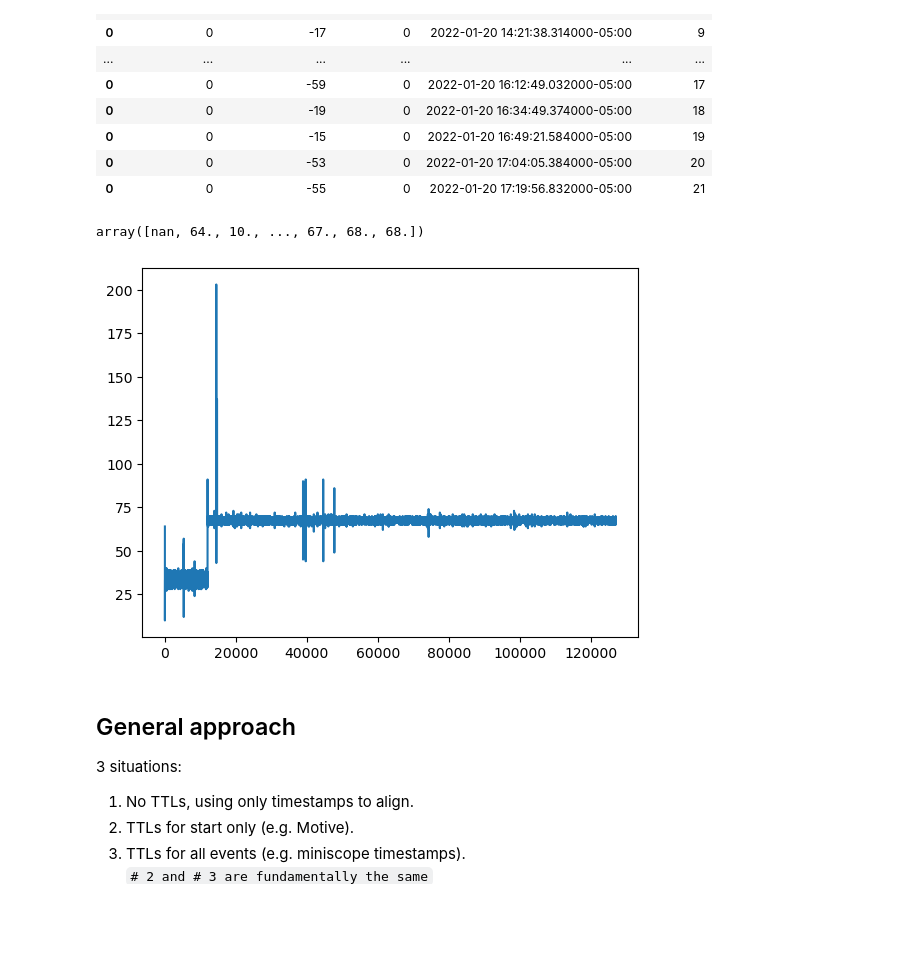
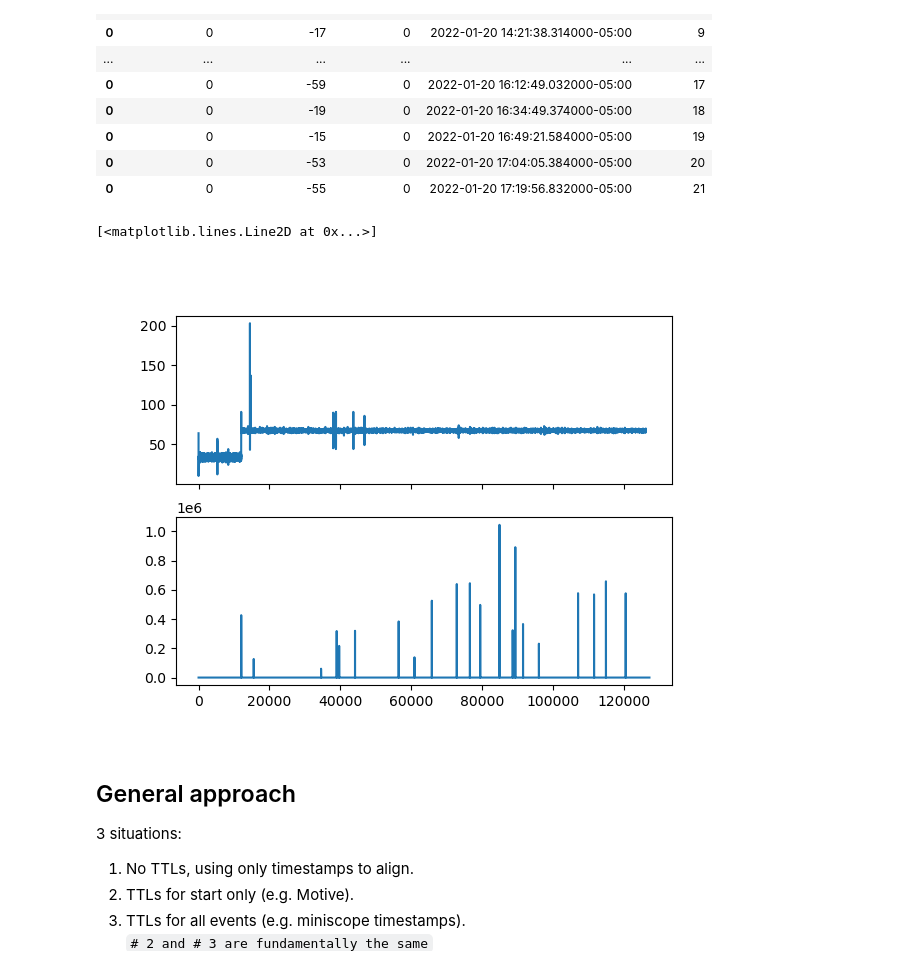
Before and after one commit to nkinsky/NeuroPy, a Jupyter notebook: notebooks/Data_alignment2.ipynb, the cells around one changed output. Saved outputs shown, nothing was run; the diff lists cells and outputs as text; code cells hidden in the pictures; blank space fills up the shorter version.

Commit message:
add in more sanity checks on dropped / corrupt frames

```diff
--- a/notebooks/Data_alignment2.ipynb
+++ b/notebooks/Data_alignment2.ipynb
@@ -24,7 +25,8 @@ from neuropy.core.epoch import Epoch
 The autoreload extension is already loaded. To reload it, use:
   %reload_ext autoreload
 # %%
-dir_use = "/Users/nkinsky/Documents/UM/Working/Trace_FC/Recording_Rats/Finn/2022_01_20_training"
+# dir_use = "/Users/nkinsky/Documents/UM/Working/Trace_FC/Recording_Rats/Finn/2022_01_20_training"
+dir_use = "/data2/Trace_FC/Recording_Rats/Finn/2022_01_20_training/"
 
 # Create sync_df to ID start and end of each recording in concatenated .eeg file
 sync_df = oeio.create_sync_df(dir_use)
@@ -358,13 +461,17 @@ ms_start_df
 | 0 | 0 | -15 | 0 | 2022-01-20 16:49:21.584000-05:00 | 19 |
 | 0 | 0 | -53 | 0 | 2022-01-20 17:04:05.384000-05:00 | 20 |
 | 0 | 0 | -55 | 0 | 2022-01-20 17:19:56.832000-05:00 | 21 |
+# %%
+ttl_dt_df = pd.DataFrame((ttl_df['datetimes'] - sync_df.iloc[0]['Datetime']).dt.total_seconds().reset_index(drop=True)).rename(columns={"datetimes": "t_from_eeg_start"})
 # %%
-_, ax = plt.subplots()
-ax.plot(MIO.times_all["Time Stamp (ms)"].diff().values[MIO.times_all["Time Stamp (ms)"].diff().values > 0])
+_, ax = plt.subplots(2, 1, sharex=True)
+ax[0].plot(MIO.times_all["Time Stamp (ms)"].diff().values[MIO.times_all["Time Stamp (ms)"].diff().values > 0])
 MIO.times_all["Time Stamp (ms)"].diff().values
+
+ax[1].plot(ttl_dt_df.t_from_eeg_start.diff().values*1000)
 # %% [output]
-array([nan, 64., 10., ..., 67., 68., 68.])
+[<matplotlib.lines.Line2D at 0x...>]
-[figure, old version]
+[figure, new version]
 # %%
 
 start_inds = np.where((MIO.times_all["Time Stamp (ms)"].diff() > (1000 * buffer_sec)) | np.isnan(MIO.times_all["Time Stamp (ms)"].diff()))[0]
```
Also changed, not shown: parts of 19 cells of this notebook.
